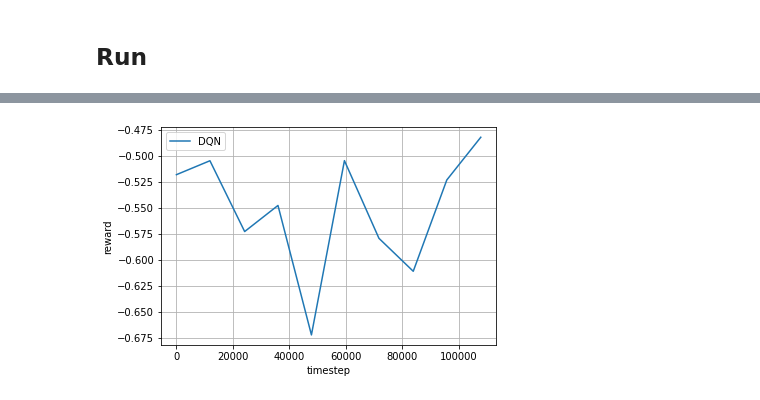
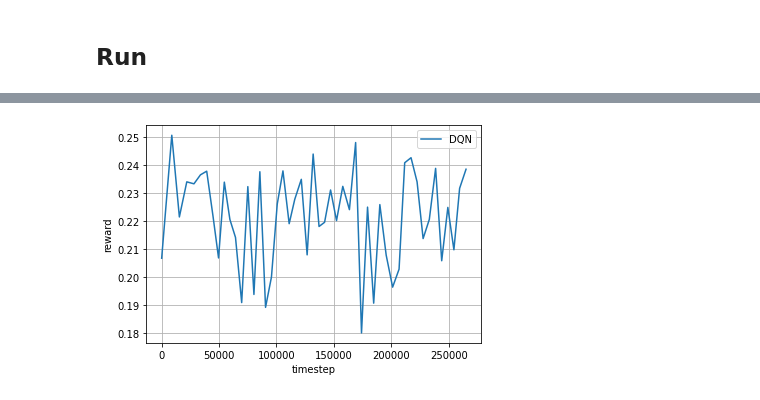
Before and after one commit to tancalv2/PretrainGinRummy, a Jupyter notebook: dqn.ipynb, the cells around one changed output, grey strips where cells are left out. Cells and saved outputs as stored; diff of their text form; code cells hidden in the pictures.

Commit message:
Positive reward model
Using all_states_all_actions_2hl_extra_knock_data_40K models, positive reward dqn oscillating around ~0.2

```diff
--- a/dqn.ipynb
+++ b/dqn.ipynb
@@ -24,0 +14,13 @@ print(tf.__version__)
+# %%
+# path
+pth = '/content/drive/MyDrive/Colab Notebooks/Thesis'
+
+%cd /content/drive/My Drive/Colab Notebooks/Thesis/SupervisedLearning
+
+from models import *
+
+# %cd /content/drive/My Drive/Colab Notebooks/Thesis/dqn
+
+# import DQNAgent_pytorch as DQNAgent
+
+%cd /content/drive/My Drive/Colab Notebooks/Thesis
@@ -576,6 +403,8 @@ from rlcard.agents import RandomAgent
 from rlcard.utils import set_global_seed, tournament
 from rlcard.utils import Logger
 
+device = torch.device('cuda' if torch.cuda.is_available() else 'cpu')
+
 # Make environment
 env = rlcard.make('gin-rummy', config={'seed': 0})
 eval_env = rlcard.make('gin-rummy', config={'seed': 0})
@@ -584,7 +413,8 @@ env.game.settings.print_settings()
 # Set the iterations numbers and how frequently we evaluate/save plot
 evaluate_every = 100
 evaluate_num = 100  # mahjong_dqn has 1000
-episode_num = 1000  # mahjong_dqn has 100000
+episode_num = 5000  # mahjong_dqn has 100000
+# episode_num = 1000  # mahjong_dqn has 100000
 
 # The initial memory size
 memory_init_size = 1000
@@ -593,7 +423,7 @@ memory_init_size = 1000
 train_every = 1
 
 # The paths for saving the logs and learning curves
-log_dir = './experiments/gin_rummy_dqn_result/apbd'
+log_dir = './experiments/gin_rummy_dqn_result/all/all/all_states_all_actions_2hl_extra_knock_data_40K'
 
 # Set a global seed
 set_global_seed(0)
@@ -603,20 +433,56 @@ agent = DQNAgent(scope='dqn',
                  replay_memory_init_size=memory_init_size,
                  train_every=train_every,
                  state_shape=env.state_shape,
-                 mlp_layers=[520, 52],
-                 device=torch.device('cpu'))
+                 mlp_layers=[520, 110],
+                 device=device)
+    # def __init__(self,
+    #              scope,
+    #              replay_memory_size=20000,
+    #              replay_memory_init_size=100,
+    #              update_target_estimator_every=1000,
+    #              discount_factor=0.99,
+    #              epsilon_start=1.0,
+    #              epsilon_end=0.1,
+    #              epsilon_decay_steps=20000,
+    #              batch_size=32,
+    #              action_num=2,
+    #              state_shape=None,
+    #              train_every=1,
+    #              mlp_layers=None,
+    #              learning_rate=0.00005,
+    #              device=None)
 
-model = torch.load('/content/drive/My Drive/Colab Notebooks/Thesis/models/apbd_pytorch/model_pt.pt')
+state = 'all'
+action = 'all'
+model = torch.load('{}/models/{}/{}/all_states_all_actions_2hl_extra_knock_data_40K/model.pt'.format(pth,state,action), map_location=device)
+
 # load pretrained weights
-agent.q_estimator.qnet.fc_layers[2].weight = torch.nn.Parameter(model.l1.weight.cpu())
-agent.q_estimator.qnet.fc_layers[2].bias = torch.nn.Parameter(model.l1.bias.cpu())
-agent.q_estimator.qnet.fc_layers[4].weight = torch.nn.Parameter(model.l2.weight.cpu())
-agent.q_estimator.qnet.fc_layers[4].bias = torch.nn.Parameter(model.l2.bias.cpu())
+agent.q_estimator.qnet.fc_layers[1].weight = torch.nn.Parameter(model.l1.weight)
+agent.q_estimator.qnet.fc_layers[1].bias = torch.nn.Parameter(model.l1.bias)
+agent.q_estimator.qnet.fc_layers[3].weight = torch.nn.Parameter(model.l2.weight)
+agent.q_estimator.qnet.fc_layers[3].bias = torch.nn.Parameter(model.l2.bias)
+agent.q_estimator.qnet.fc_layers[5].weight = torch.nn.Parameter(model.l3.weight)
+agent.q_estimator.qnet.fc_layers[5].bias = torch.nn.Parameter(model.l3.bias)
 
-# agent.target_estimator.qnet.fc_layers[2].weight = torch.nn.Parameter(model.l1.weight.cpu())
-# agent.target_estimator.qnet.fc_layers[2].bias = torch.nn.Parameter(model.l1.bias.cpu())
-# agent.target_estimator.qnet.fc_layers[4].weight = torch.nn.Parameter(model.l2.weight.cpu())
-# agent.target_estimator.qnet.fc_layers[4].bias = torch.nn.Parameter(model.l2.bias.cpu())
+agent.target_estimator.qnet.fc_layers[1].weight = torch.nn.Parameter(model.l1.weight)
+agent.target_estimator.qnet.fc_layers[1].bias = torch.nn.Parameter(model.l1.bias)
+agent.target_estimator.qnet.fc_layers[3].weight = torch.nn.Parameter(model.l2.weight)
+agent.target_estimator.qnet.fc_layers[3].bias = torch.nn.Parameter(model.l2.bias)
+agent.target_estimator.qnet.fc_layers[5].weight = torch.nn.Parameter(model.l2.weight)
+agent.target_estimator.qnet.fc_layers[5].bias = torch.nn.Parameter(model.l2.bias)
+# agent.q_estimator.qnet.fc_layers[2].weight = torch.nn.Parameter(model.l1.weight)
+# agent.q_estimator.qnet.fc_layers[2].bias = torch.nn.Parameter(model.l1.bias)
+# agent.q_estimator.qnet.fc_layers[4].weight = torch.nn.Parameter(model.l2.weight)
+# agent.q_estimator.qnet.fc_layers[4].bias = torch.nn.Parameter(model.l2.bias)
+# agent.q_estimator.qnet.fc_layers[6].weight = torch.nn.Parameter(model.l3.weight)
+# agent.q_estimator.qnet.fc_layers[6].bias = torch.nn.Parameter(model.l3.bias)
+
+# agent.target_estimator.qnet.fc_layers[2].weight = torch.nn.Parameter(model.l1.weight)
+# agent.target_estimator.qnet.fc_layers[2].bias = torch.nn.Parameter(model.l1.bias)
+# agent.target_estimator.qnet.fc_layers[4].weight = torch.nn.Parameter(model.l2.weight)
+# agent.target_estimator.qnet.fc_layers[4].bias = torch.nn.Parameter(model.l2.bias)
+# agent.target_estimator.qnet.fc_layers[6].weight = torch.nn.Parameter(model.l2.weight)
+# agent.target_estimator.qnet.fc_layers[6].bias = torch.nn.Parameter(model.l2.bias)
 
 random_agent = RandomAgent(action_num=eval_env.action_num)
 env.set_agents([agent, random_agent])
@@ -645,11 +511,11 @@ logger.close_files()
 logger.plot('DQN')
 
 # Save model
-save_dir = 'models/gin_rummy_dqn_pytorch/apbd'
+save_dir = 'models/gin_rummy_dqn_pytorch/all/all/all_states_all_actions_2hl_extra_knock_data_40K'
 if not os.path.exists(save_dir):
     os.makedirs(save_dir)
 state_dict = agent.get_state_dict()
-print(state_dict. keys())
+print(state_dict.keys())
 torch.save(state_dict, os.path.join(save_dir, 'model.pth'))
 # %% [output]
 ========== Settings ==========
@@ -671,2 +537,2 @@ INFO - Agent dqn, step 59968, rl-loss: 4.658596139961446e-07./experiments/gin_ru
 dict_keys(['dqn_q_estimator', 'dqn_target_estimator'])
-[figure, old version]
+[figure, new version]
```
Also changed, not shown: parts of 29 cells of this notebook.
